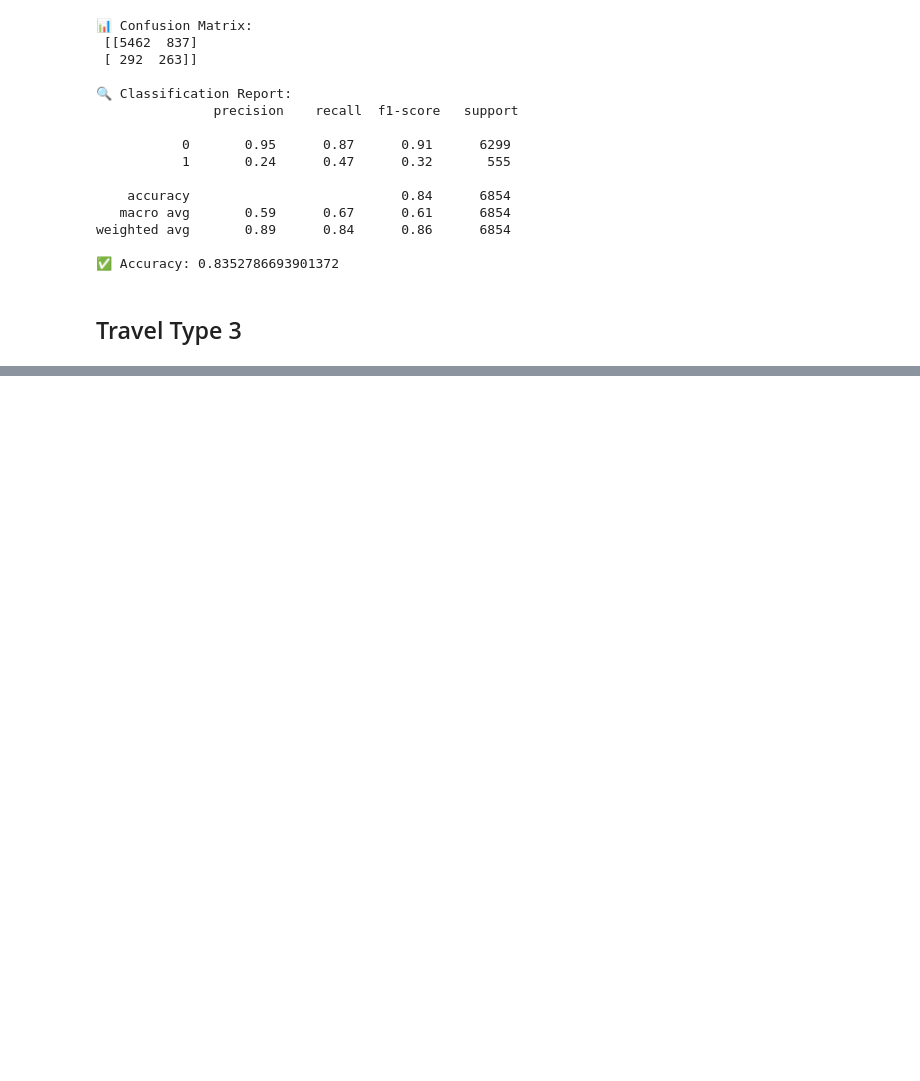
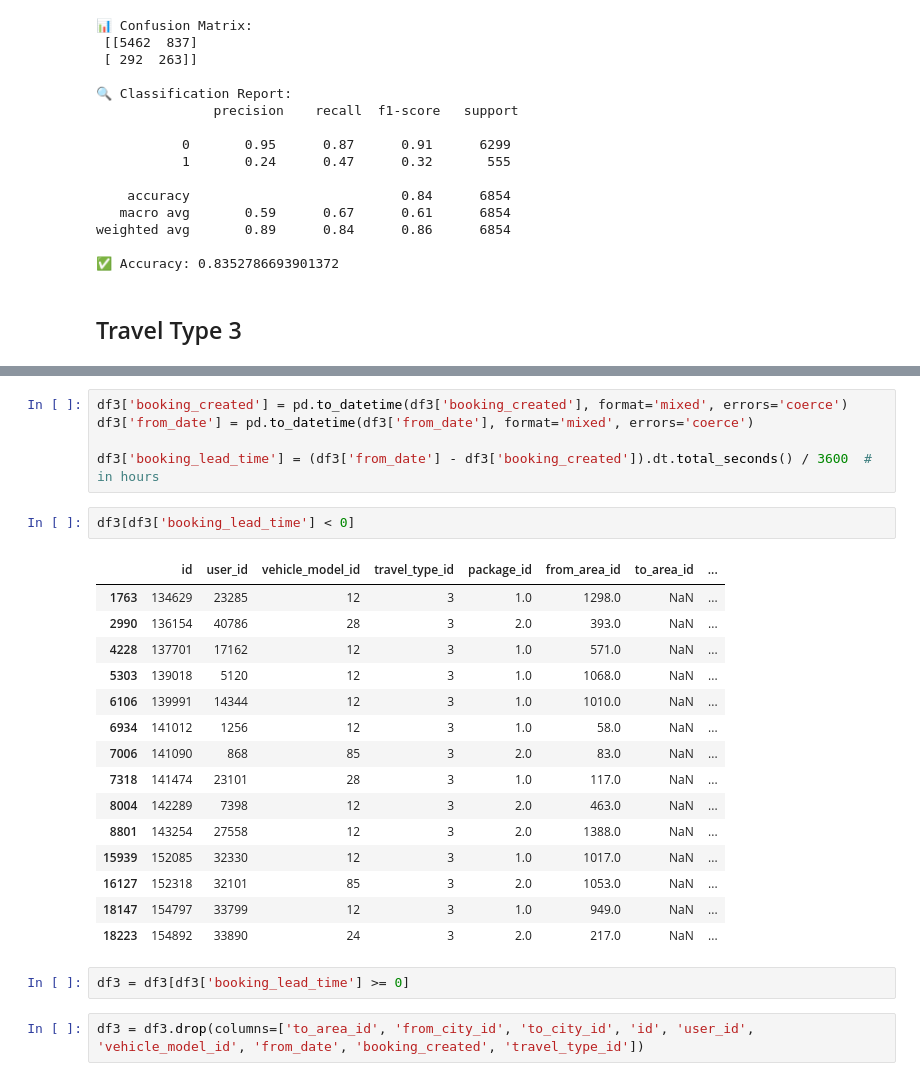
Before and after one commit to Hemant-Dua/Your_Cab_Project, a Jupyter notebook: main.ipynb, the cells around one changed output, grey strips where cells are left out. Cells and saved outputs as stored; diff of their text form; blank space fills up the shorter version.

```diff
--- a/main.ipynb
+++ b/main.ipynb
@@ -794,0 +822,27 @@ weighted avg       0.89      0.84      0.86      6854
+# %%
+df3['booking_created'] = pd.to_datetime(df3['booking_created'], format='mixed', errors='coerce')
+df3['from_date'] = pd.to_datetime(df3['from_date'], format='mixed', errors='coerce')
+
+df3['booking_lead_time'] = (df3['from_date'] - df3['booking_created']).dt.total_seconds() / 3600  # in hours
+# %%
+df3[df3['booking_lead_time'] < 0]
+# %% [output]
+|  | id | user_id | vehicle_model_id | travel_type_id | package_id | from_area_id | to_area_id | ... |
+| 1763 | 134629 | 23285 | 12 | 3 | 1.0 | 1298.0 | NaN | ... |
+| 2990 | 136154 | 40786 | 28 | 3 | 2.0 | 393.0 | NaN | ... |
+| 4228 | 137701 | 17162 | 12 | 3 | 1.0 | 571.0 | NaN | ... |
+| 5303 | 139018 | 5120 | 12 | 3 | 1.0 | 1068.0 | NaN | ... |
+| 6106 | 139991 | 14344 | 12 | 3 | 1.0 | 1010.0 | NaN | ... |
+| 6934 | 141012 | 1256 | 12 | 3 | 1.0 | 58.0 | NaN | ... |
+| 7006 | 141090 | 868 | 85 | 3 | 2.0 | 83.0 | NaN | ... |
+| 7318 | 141474 | 23101 | 28 | 3 | 1.0 | 117.0 | NaN | ... |
+| 8004 | 142289 | 7398 | 12 | 3 | 2.0 | 463.0 | NaN | ... |
+| 8801 | 143254 | 27558 | 12 | 3 | 2.0 | 1388.0 | NaN | ... |
+| 15939 | 152085 | 32330 | 12 | 3 | 1.0 | 1017.0 | NaN | ... |
+| 16127 | 152318 | 32101 | 85 | 3 | 2.0 | 1053.0 | NaN | ... |
+| 18147 | 154797 | 33799 | 12 | 3 | 1.0 | 949.0 | NaN | ... |
+| 18223 | 154892 | 33890 | 24 | 3 | 2.0 | 217.0 | NaN | ... |
+# %%
+df3 = df3[df3['booking_lead_time'] >= 0]
+# %%
+df3 = df3.drop(columns=['to_area_id', 'from_city_id', 'to_city_id', 'id', 'user_id', 'vehicle_model_id', 'from_date', 'booking_created', 'travel_type_id'])
```
Also changed, not shown: parts of 15 cells of this notebook, 2 other files.
